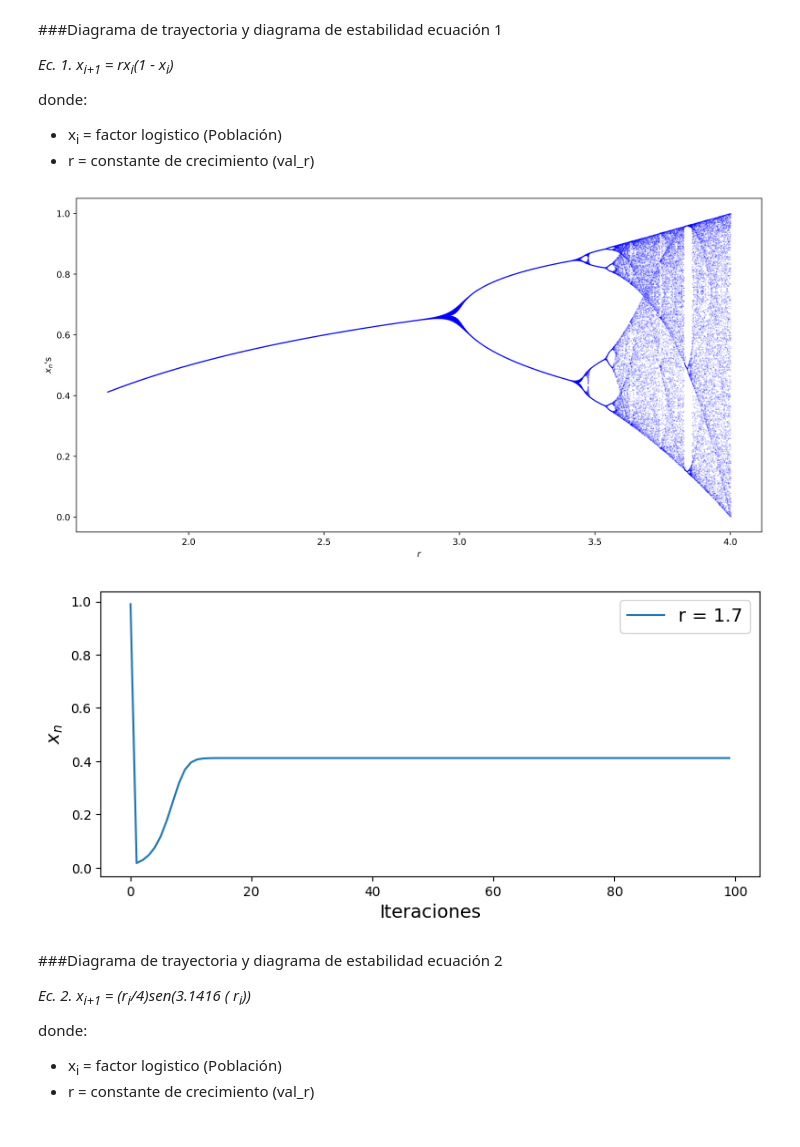
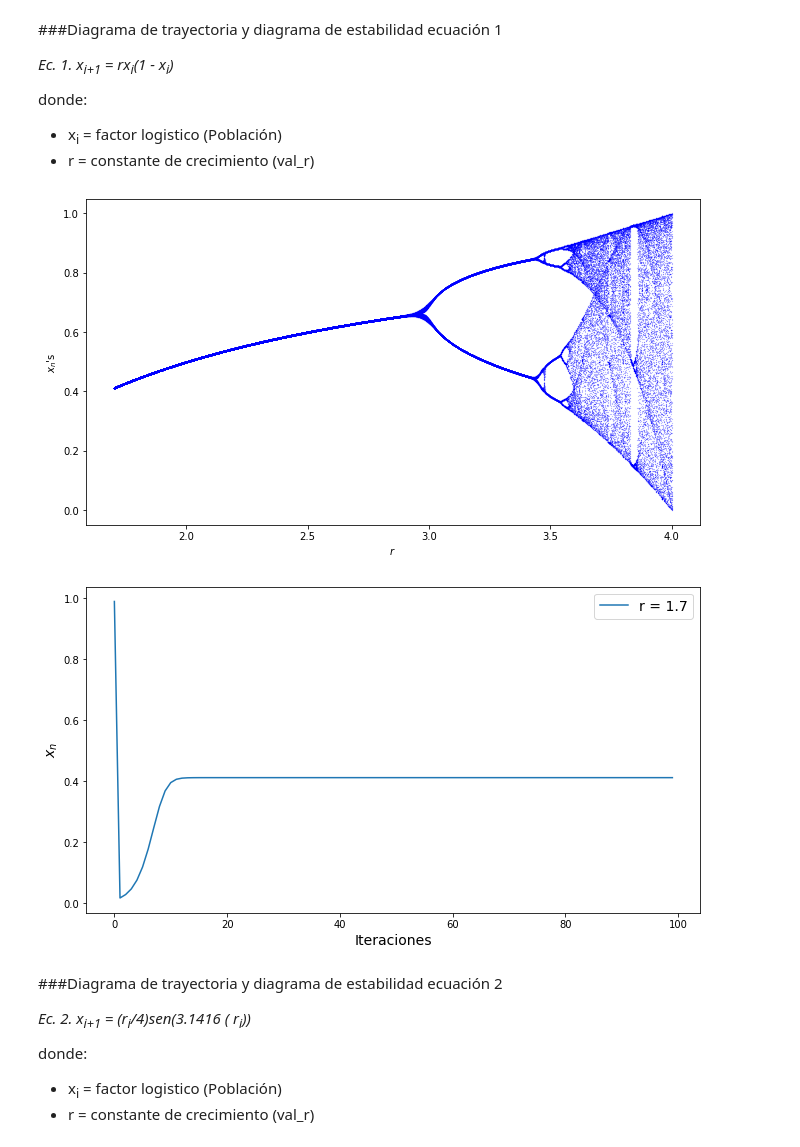
Before and after one commit to RonnyGuevara/Fractal_Images, a Jupyter notebook: TP3/TP3_FI.ipynb, the cells around one changed output. Cells and saved outputs as stored; diff of their text form; code cells hidden in the pictures.

```diff
--- a/TP3/TP3_FI.ipynb
+++ b/TP3/TP3_FI.ipynb
@@ -48,44 +48,44 @@ n=interactions  #Número total de iteraciones
 ultimos=60   #Términos que consideraremos para checar hacia donde converge la sucesión.
 
 r=val_r
-fig=plt.figure(figsize=(14,7), dpi=400)
+fig=plt.figure(figsize=(11,6))
 
 while r<4:
     xns=[x0]   #Lista donde se guardan los elementos de la sucesión.
     for i in range(n):
         xns.append(r*xns[i]*(1-xns[i]))
     r+=0.001
     xfinales=xns[n-ultimos:]    #Los ultimos 60 valores de la sucesión.
     rs=[r for xs in xfinales]    #Una lista con el valor de r actual repetido 60 veces.
     plt.scatter(rs, xfinales, c='b', marker='o', s=0.01)
 
 
 plt.xlabel('$r$', fontsize=10)
 plt.ylabel('$x_n$\'s ', fontsize=10)
-plt.savefig('diagrama_estabilidad_ec1.png')
+plt.savefig('diagrama_estabilidad_ec1.png', dpi=600)
 plt.show()
 
 #Diagrama de trayectorias
 x0=Población
 n=interactions
 r=val_r
 
-fig=plt.figure(figsize=(9,4), dpi=100)
+fig=plt.figure(figsize=(11,6))
 ordenadas=range(n)
 
 xns=[x0]
 for i in range(n-1):
   xns.append(r*xns[i]*(1-xns[i]))
 
 plt.plot(ordenadas, xns, label=f'r = {r}')
 plt.xlabel('Iteraciones', fontsize=14)
 plt.ylabel('$x_n$', fontsize=14)
 plt.legend(fontsize=14)
-plt.savefig('diagrama_trayectoria_ec1.png')
+plt.savefig('diagrama_trayectoria_ec1.png', dpi=250)
 plt.show()
 # %% [output]
-[figure, old version]
+[figure, new version]
-[figure, old version]
+[figure, new version]
 # %% [markdown]
 ###Diagrama de trayectoria y diagrama de estabilidad ecuación 2
 
```
Also changed, not shown: parts of 3 cells of this notebook.
